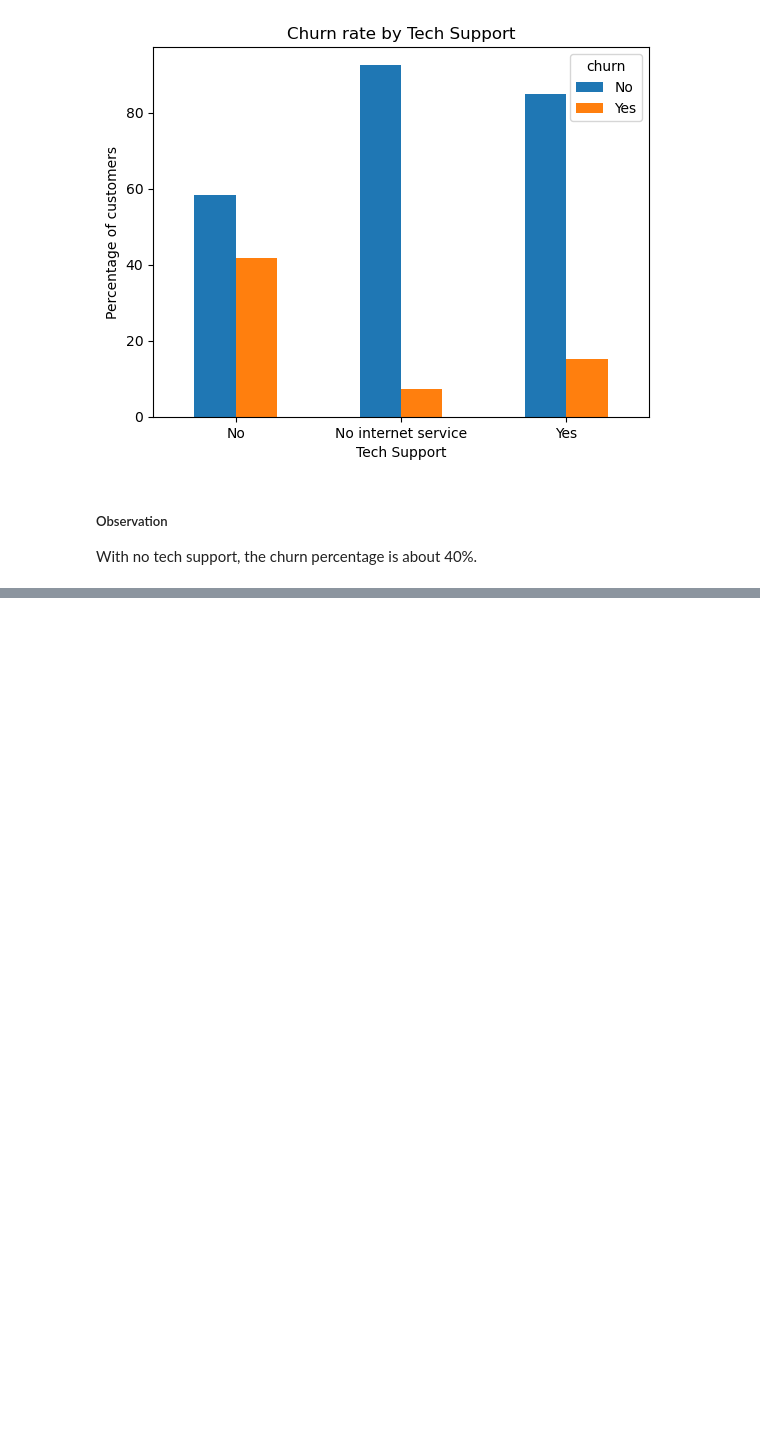
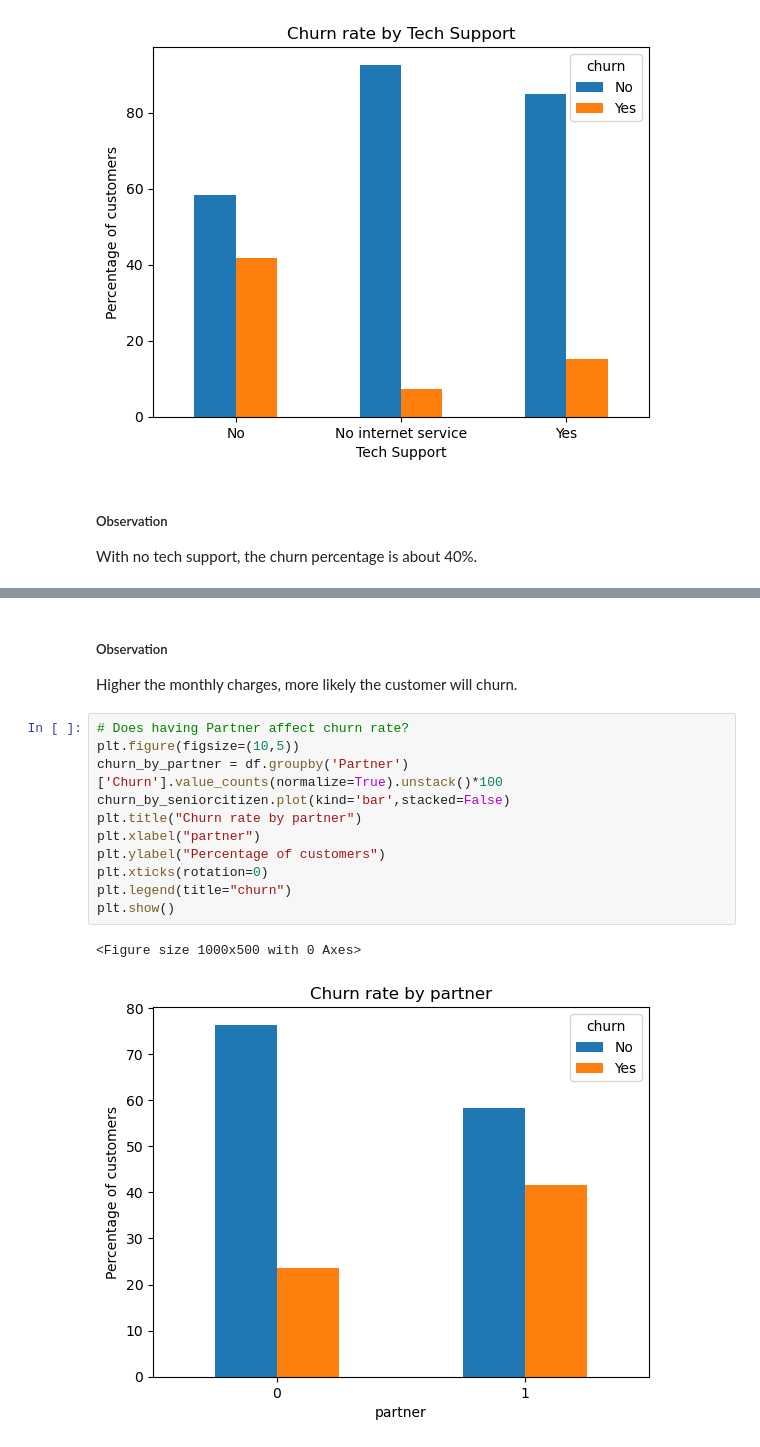
Before and after one commit to nb-acharya/customer_churn_prediction, a Jupyter notebook: notebooks/03_python_eda.ipynb, the cells around one changed output, grey strips where cells are left out. Saved outputs shown, nothing was run; the diff lists cells and outputs as text; blank space fills up the shorter version.

```diff
--- a/notebooks/03_python_eda.ipynb
+++ b/notebooks/03_python_eda.ipynb
@@ -366,0 +407,17 @@ With no tech support, the churn percentage is about 40%.
+# %% [markdown]
+##### Observation
+Higher the monthly charges, more likely the customer will churn.
+# %%
+# Does having Partner affect churn rate?
+plt.figure(figsize=(10,5))
+churn_by_partner = df.groupby('Partner')['Churn'].value_counts(normalize=True).unstack()*100
+churn_by_seniorcitizen.plot(kind='bar',stacked=False)
+plt.title("Churn rate by partner")
+plt.xlabel("partner")
+plt.ylabel("Percentage of customers")
+plt.xticks(rotation=0)
+plt.legend(title="churn")
+plt.show()
+# %% [output]
+<Figure size 1000x500 with 0 Axes>
+[figure, added]
```
Also changed, not shown: parts of 12 cells of this notebook.
